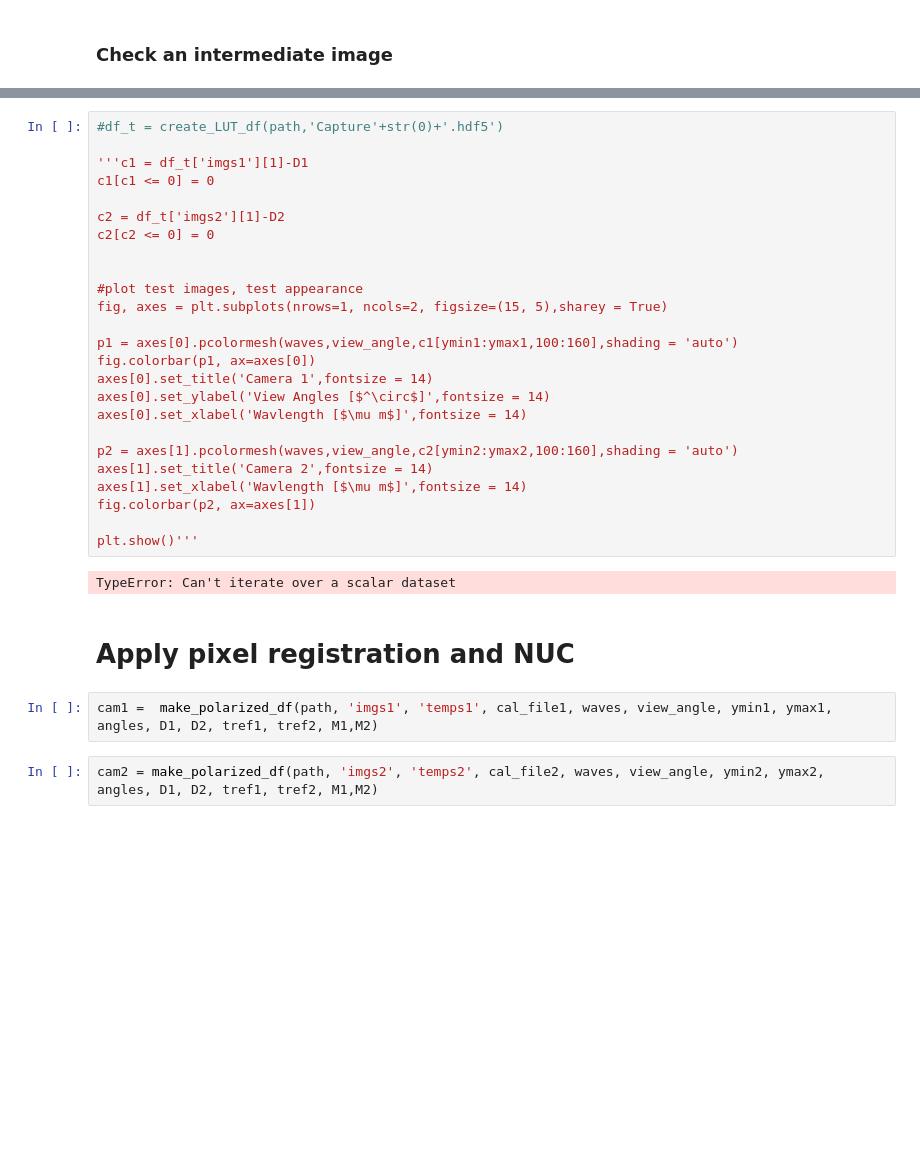
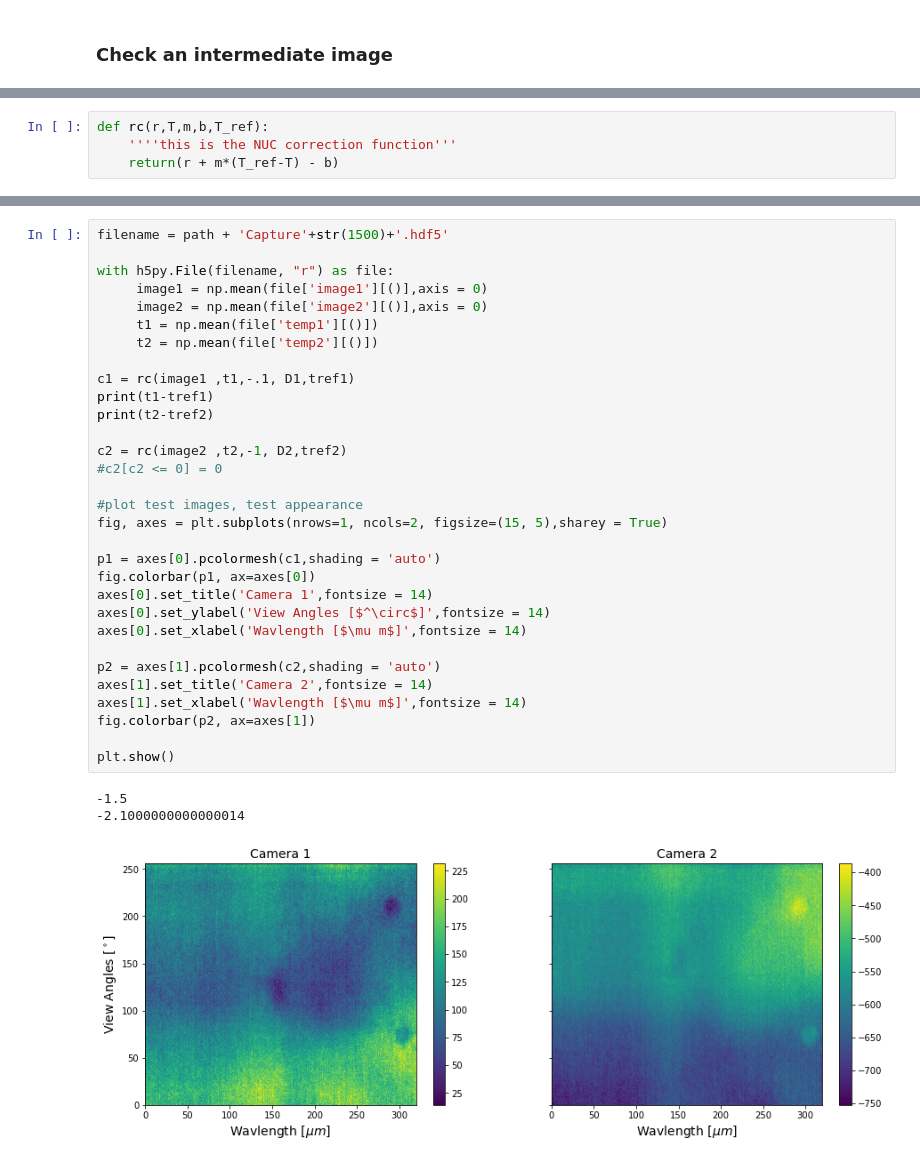
Before and after one commit to Polarization-Lab/IRCSP-Payload, a Jupyter notebook: DataManagement/process_capture_data.ipynb, the cells around one changed output, grey strips where cells are left out. Drawn from its saved outputs; the diff is of its cells as text; blank space fills up the shorter version.

```diff
--- a/DataManagement/process_capture_data.ipynb
+++ b/DataManagement/process_capture_data.ipynb
@@ -115,0 +103,4 @@ with h5py.File(filename, "r") as file:
+# %%
+def rc(r,T,m,b,T_ref):
+    ''''this is the NUC correction function'''
+    return(r + m*(T_ref-T) - b)
@@ -116,33 +115,35 @@ with h5py.File(filename, "r") as file:
 # %%
-#df_t = create_LUT_df(path,'Capture'+str(0)+'.hdf5')
+filename = path + 'Capture'+str(1500)+'.hdf5'
 
-'''c1 = df_t['imgs1'][1]-D1
-c1[c1 <= 0] = 0
+with h5py.File(filename, "r") as file:
+     image1 = np.mean(file['image1'][()],axis = 0)
+     image2 = np.mean(file['image2'][()],axis = 0)
+     t1 = np.mean(file['temp1'][()])
+     t2 = np.mean(file['temp2'][()])
 
-c2 = df_t['imgs2'][1]-D2
-c2[c2 <= 0] = 0
+c1 = rc(image1 ,t1,-.1, D1,tref1)
+print(t1-tref1)
+print(t2-tref2)
 
+c2 = rc(image2 ,t2,-1, D2,tref2)
+#c2[c2 <= 0] = 0
 
 #plot test images, test appearance
 fig, axes = plt.subplots(nrows=1, ncols=2, figsize=(15, 5),sharey = True)
 
-p1 = axes[0].pcolormesh(waves,view_angle,c1[ymin1:ymax1,100:160],shading = 'auto')
+p1 = axes[0].pcolormesh(c1,shading = 'auto')
 fig.colorbar(p1, ax=axes[0])
 axes[0].set_title('Camera 1',fontsize = 14)
 axes[0].set_ylabel('View Angles [$^\circ$]',fontsize = 14)
 axes[0].set_xlabel('Wavlength [$\mu m$]',fontsize = 14)
 
-p2 = axes[1].pcolormesh(waves,view_angle,c2[ymin2:ymax2,100:160],shading = 'auto')
+p2 = axes[1].pcolormesh(c2,shading = 'auto')
 axes[1].set_title('Camera 2',fontsize = 14)
 axes[1].set_xlabel('Wavlength [$\mu m$]',fontsize = 14)
 fig.colorbar(p2, ax=axes[1])
 
-plt.show()'''
+plt.show()
 # %% [output]
-TypeError: Can't iterate over a scalar dataset
+-1.5
+-2.1000000000000014
+[figure, added]
-# %% [markdown]
-# Apply pixel registration and NUC
-# %%
-cam1 =  make_polarized_df(path, 'imgs1', 'temps1', cal_file1, waves, view_angle, ymin1, ymax1, angles, D1, D2, tref1, tref2, M1,M2)
-# %%
-cam2 = make_polarized_df(path, 'imgs2', 'temps2', cal_file2, waves, view_angle, ymin2, ymax2, angles, D1, D2, tref1, tref2, M1,M2)
```
Also changed, not shown: parts of 30 cells of this notebook, 7 other files.
